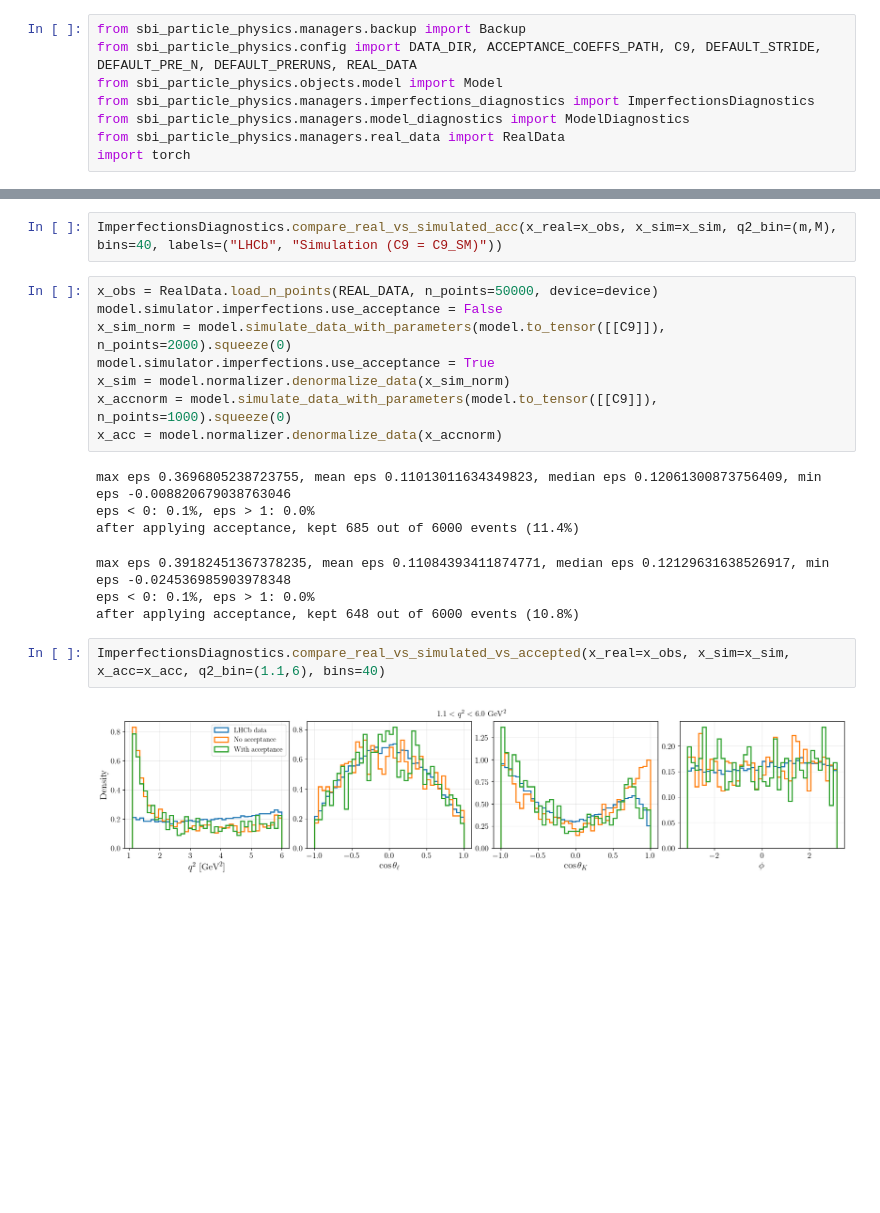
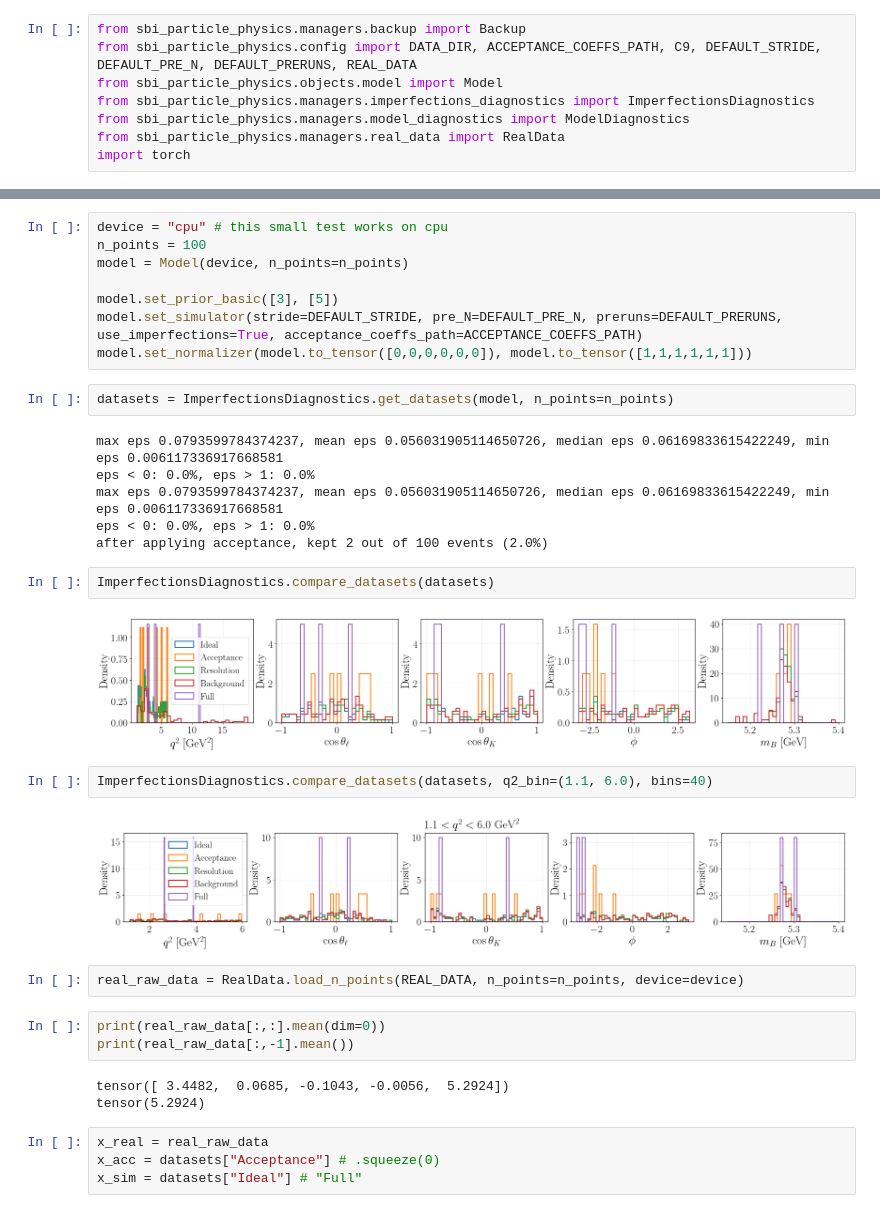
Before and after one commit to NilsCt/sbi-particle-physics, a Jupyter notebook: notebooks/imperfections_validator.ipynb, the cells around one changed output, grey strips where cells are left out. Saved outputs shown, nothing was run; the diff lists cells and outputs as text; blank space fills up the shorter version.

```diff
--- a/notebooks/imperfections_validator.ipynb
+++ b/notebooks/imperfections_validator.ipynb
@@ -73,21 +9,36 @@ ImperfectionsDiagnostics.compare_real_vs_simulated(x_real=x_obs, x_sim=x_sim, q2
-# %%
-ImperfectionsDiagnostics.compare_real_vs_simulated_acc(x_real=x_obs, x_sim=x_sim, q2_bin=(m,M), bins=40, labels=("LHCb", "Simulation (C9 = C9_SM)"))
-# %%
-x_obs = RealData.load_n_points(REAL_DATA, n_points=50000, device=device)
-model.simulator.imperfections.use_acceptance = False
-x_sim_norm = model.simulate_data_with_parameters(model.to_tensor([[C9]]), n_points=2000).squeeze(0)
-model.simulator.imperfections.use_acceptance = True
-x_sim = model.normalizer.denormalize_data(x_sim_norm)
-x_accnorm = model.simulate_data_with_parameters(model.to_tensor([[C9]]), n_points=1000).squeeze(0)
-x_acc = model.normalizer.denormalize_data(x_accnorm)
-# %% [output]
-max eps 0.3696805238723755, mean eps 0.11013011634349823, median eps 0.12061300873756409, min eps -0.008820679038763046
-eps < 0: 0.1%, eps > 1: 0.0%
-after applying acceptance, kept 685 out of 6000 events (11.4%)
-max eps 0.39182451367378235, mean eps 0.11084393411874771, median eps 0.12129631638526917, min eps -0.024536985903978348
-eps < 0: 0.1%, eps > 1: 0.0%
-after applying acceptance, kept 648 out of 6000 events (10.8%)
-# %%
-ImperfectionsDiagnostics.compare_real_vs_simulated_vs_accepted(x_real=x_obs, x_sim=x_sim, x_acc=x_acc, q2_bin=(1.1,6), bins=40)
-# %% [output]
-[figure, removed]
+# %%
+device = "cpu" # this small test works on cpu
+n_points = 100
+model = Model(device, n_points=n_points)
+
+model.set_prior_basic([3], [5])
+model.set_simulator(stride=DEFAULT_STRIDE, pre_N=DEFAULT_PRE_N, preruns=DEFAULT_PRERUNS, use_imperfections=True, acceptance_coeffs_path=ACCEPTANCE_COEFFS_PATH)
+model.set_normalizer(model.to_tensor([0,0,0,0,0,0]), model.to_tensor([1,1,1,1,1,1]))
+# %%
+datasets = ImperfectionsDiagnostics.get_datasets(model, n_points=n_points)
+# %% [output]
+max eps 0.0793599784374237, mean eps 0.056031905114650726, median eps 0.06169833615422249, min eps 0.006117336917668581
+eps < 0: 0.0%, eps > 1: 0.0%
+max eps 0.0793599784374237, mean eps 0.056031905114650726, median eps 0.06169833615422249, min eps 0.006117336917668581
+eps < 0: 0.0%, eps > 1: 0.0%
+after applying acceptance, kept 2 out of 100 events (2.0%)
+# %%
+ImperfectionsDiagnostics.compare_datasets(datasets)
+# %% [output]
+[figure, added]
+# %%
+ImperfectionsDiagnostics.compare_datasets(datasets, q2_bin=(1.1, 6.0), bins=40)
+# %% [output]
+[figure, added]
+# %%
+real_raw_data = RealData.load_n_points(REAL_DATA, n_points=n_points, device=device)
+# %%
+print(real_raw_data[:,:].mean(dim=0))
+print(real_raw_data[:,-1].mean())
+# %% [output]
+tensor([ 3.4482,  0.0685, -0.1043, -0.0056,  5.2924])
+tensor(5.2924)
+# %%
+x_real = real_raw_data
+x_acc = datasets["Acceptance"] # .squeeze(0)
+x_sim = datasets["Ideal"] # "Full"
```
Also changed, not shown: parts of 33 cells of this notebook, 13 other files.
